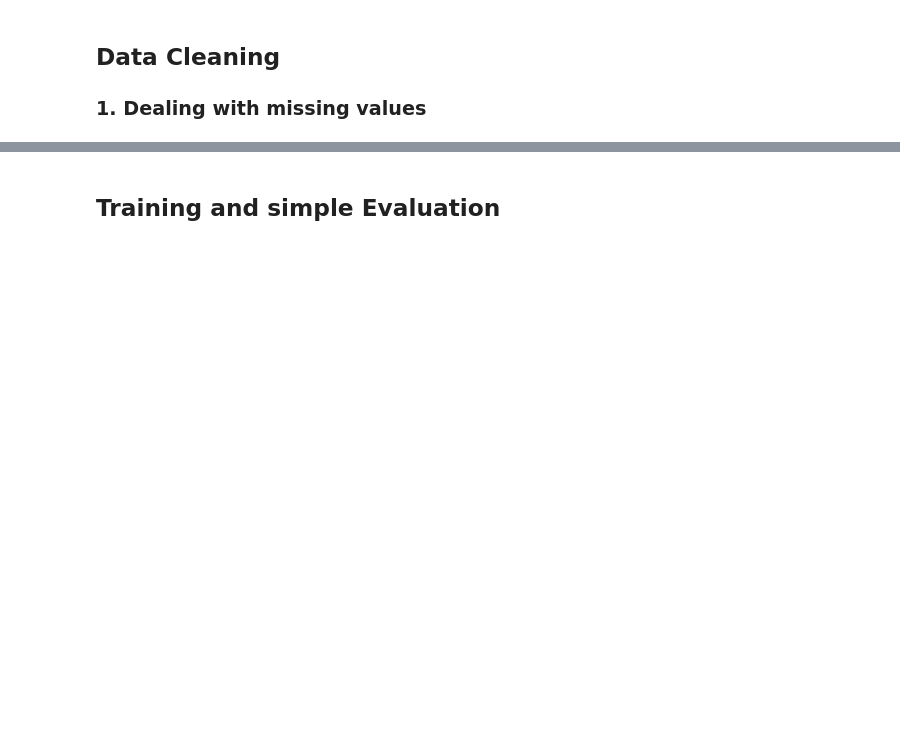
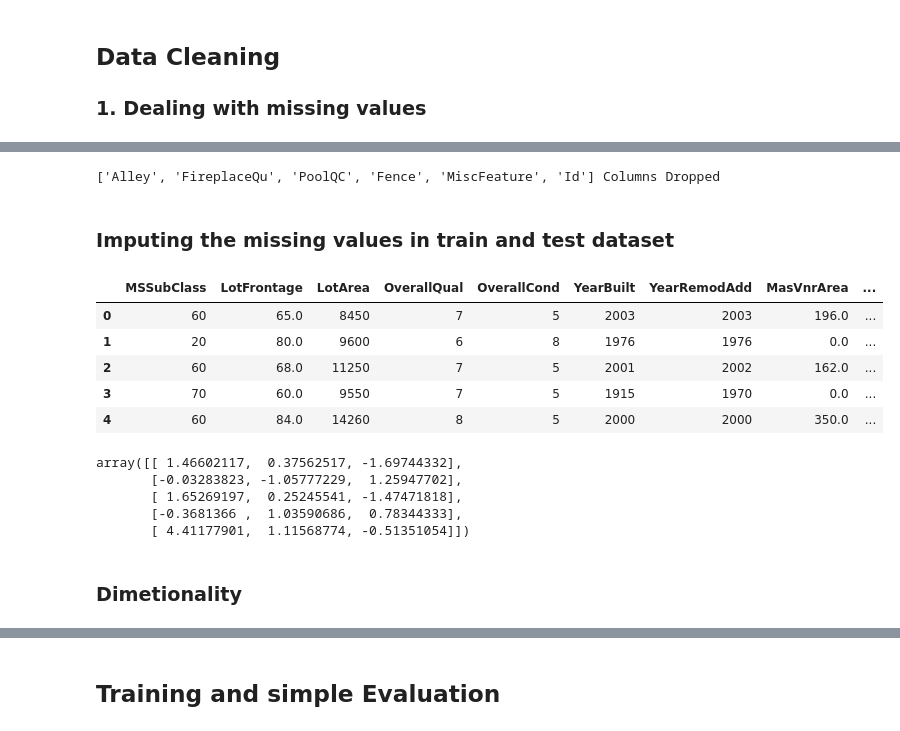
Before and after one commit to rajat-sudo/kaggle-Housing-Prediction, a Jupyter notebook: Untitled.ipynb, the cells around one changed output, grey strips where cells are left out. Saved outputs shown, nothing was run; the diff lists cells and outputs as text; code cells hidden in the pictures; blank space fills up the shorter version.

```diff
--- a/Untitled.ipynb
+++ b/Untitled.ipynb
@@ -141,0 +72,13 @@ y = train_new.SalePrice
+# %%
+# As both the columns having missing values over 49% are the same
+# Hence saving it in another another list
+dropping_col = missing_test[missing_test > 0.3].index.to_list()
+# Also the Id column does not give any information about the house hence dropping it.
+dropping_col.append('Id')
+train = train.drop(columns=dropping_col)
+test = test.drop(columns=dropping_col)
+print(f'{dropping_col} Columns Dropped')
+# %% [output]
+['Alley', 'FireplaceQu', 'PoolQC', 'Fence', 'MiscFeature', 'Id'] Columns Dropped
+# %% [markdown]
+### Imputing the missing values in train and test dataset
@@ -141,0 +90,17 @@ y = train_new.SalePrice
+# %%
+# Extracting all the numerical values in another dataframe
+train_num = train.select_dtypes(exclude=['object'])
+test_num = test.select_dtypes(exclude=['object'])
+
+# Extracting all categorical values in another dataframe
+train_cat = train.select_dtypes(include=['object'])
+test_cat = test.select_dtypes(include=['object'])
+
+train_num.head()
+# %% [output]
+|  | MSSubClass | LotFrontage | LotArea | OverallQual | OverallCond | YearBuilt | YearRemodAdd | MasVnrArea | ... |
+| 0 | 60 | 65.0 | 8450 | 7 | 5 | 2003 | 2003 | 196.0 | ... |
+| 1 | 20 | 80.0 | 9600 | 6 | 8 | 1976 | 1976 | 0.0 | ... |
+| 2 | 60 | 68.0 | 11250 | 7 | 5 | 2001 | 2002 | 162.0 | ... |
+| 3 | 70 | 60.0 | 9550 | 7 | 5 | 1915 | 1970 | 0.0 | ... |
+| 4 | 60 | 84.0 | 14260 | 8 | 5 | 2000 | 2000 | 350.0 | ... |
@@ -141,0 +128,10 @@ y = train_new.SalePrice
+# %%
+Xt_pca[0:5]
+# %% [output]
+array([[ 1.46602117,  0.37562517, -1.69744332],
+       [-0.03283823, -1.05777229,  1.25947702],
+       [ 1.65269197,  0.25245541, -1.47471818],
+       [-0.3681366 ,  1.03590686,  0.78344333],
+       [ 4.41177901,  1.11568774, -0.51351054]])
+# %% [markdown]
+### Dimetionality
```
Also changed, not shown: parts of 30 cells of this notebook, 1 other file.
